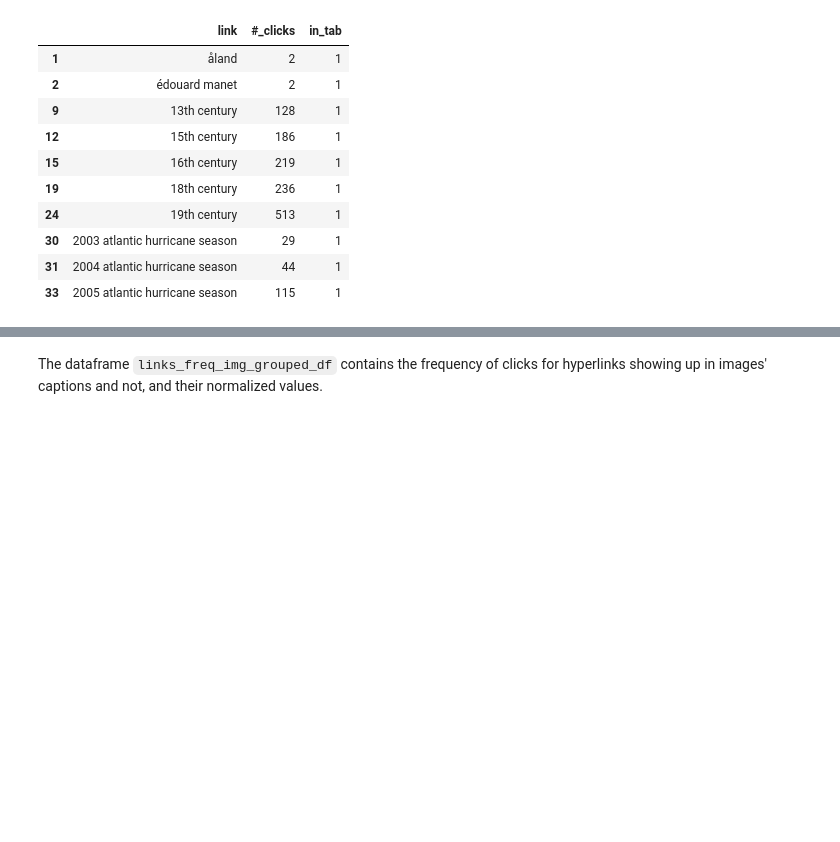
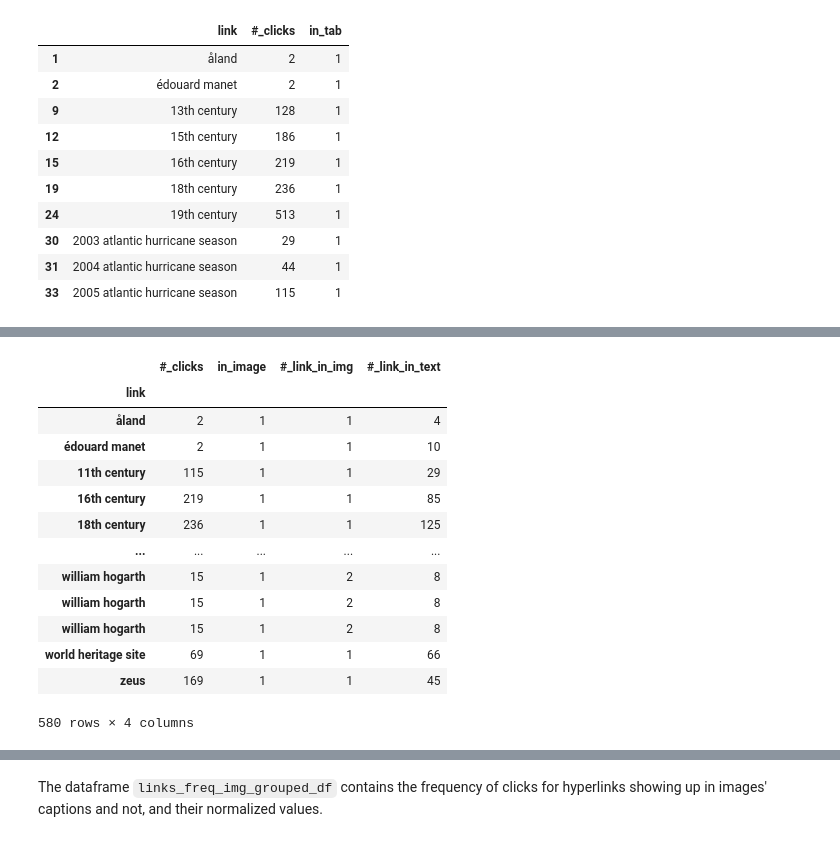
Before and after one commit to epfl-ada/ada-2022-project-theadalyzers, a Jupyter notebook: P2.ipynb, the cells around one changed output, grey strips where cells are left out. Saved outputs shown, nothing was run; the diff lists cells and outputs as text; code cells hidden in the pictures; blank space fills up the shorter version.

```diff
--- a/P2.ipynb
+++ b/P2.ipynb
@@ -627,3 +660,24 @@ links_freq_tab[links_freq_tab['in_tab']==1][:10]
 | 30 | 2003 atlantic hurricane season | 29 | 1 |
 | 31 | 2004 atlantic hurricane season | 44 | 1 |
 | 33 | 2005 atlantic hurricane season | 115 | 1 |
+# %%
+# find normalized values of clicks (#_clicks) on the basis of the relative number of times a hyperlink shows up in an
+# image caption to occurrence in the article text
+
+# images
+
+links_in_img=pd.concat(links_in_images, axis=0).reset_index(drop=True)
+
+link_in_img_freq=[]
+link_name=[]
+
+for link in list(links_in_img['link']):
+    count=list(links_in_img['link']).count(link)
+    link_name.append(link)
+    link_in_img_freq.append(count)
+
+link_name=pd.Series(link_name)
+link_in_img_freq=pd.Series(link_in_img_freq)
+link_in_img_freq_df=pd.concat([link_name, link_in_img_freq], axis=1)
+link_in_img_freq_df.columns=['link', '#_link_in_img']
+link_in_img_freq_df
@@ -629,0 +698,17 @@ links_freq_tab[links_freq_tab['in_tab']==1][:10]
+# %%
+# links showing up in images' captions and also in texts
+
+links_in_text=pd.concat(link_positioning_dfs, axis=0)['link']
+link_in_text_freq=[]
+link_name=[]
+
+for link in list(links_in_img['link']):
+    count=list(links_in_text).count(link)
+    link_name.append(link)
+    link_in_text_freq.append(count)
+
+link_name_text=pd.Series(link_name)
+link_in_text_freq=pd.Series(link_in_text_freq)
+link_in_text_freq_df=pd.concat([link_name_text, link_in_text_freq], axis=1)
+link_in_text_freq_df.columns=['link', '#_link_in_text']
+link_in_text_freq_df
@@ -629,0 +729,20 @@ links_freq_tab[links_freq_tab['in_tab']==1][:10]
+# %%
+df_img=pd.merge(links_freq_img[links_freq_img['in_image']==1], link_in_img_freq_df, left_on='link', right_on='link')
+new_df_img=pd.merge(df_img, link_in_text_freq_df, left_on='link', right_on='link')
+new_df_img=new_df_img.set_index('link')
+new_df_img
+# %% [output]
+|  | #_clicks | in_image | #_link_in_img | #_link_in_text |
+| link |  |  |  |  |
+| åland | 2 | 1 | 1 | 4 |
+| édouard manet | 2 | 1 | 1 | 10 |
+| 11th century | 115 | 1 | 1 | 29 |
+| 16th century | 219 | 1 | 1 | 85 |
+| 18th century | 236 | 1 | 1 | 125 |
+| ... | ... | ... | ... | ... |
+| william hogarth | 15 | 1 | 2 | 8 |
+| william hogarth | 15 | 1 | 2 | 8 |
+| william hogarth | 15 | 1 | 2 | 8 |
+| world heritage site | 69 | 1 | 1 | 66 |
+| zeus | 169 | 1 | 1 | 45 |
+580 rows × 4 columns
```
Also changed, not shown: parts of 26 cells of this notebook.
